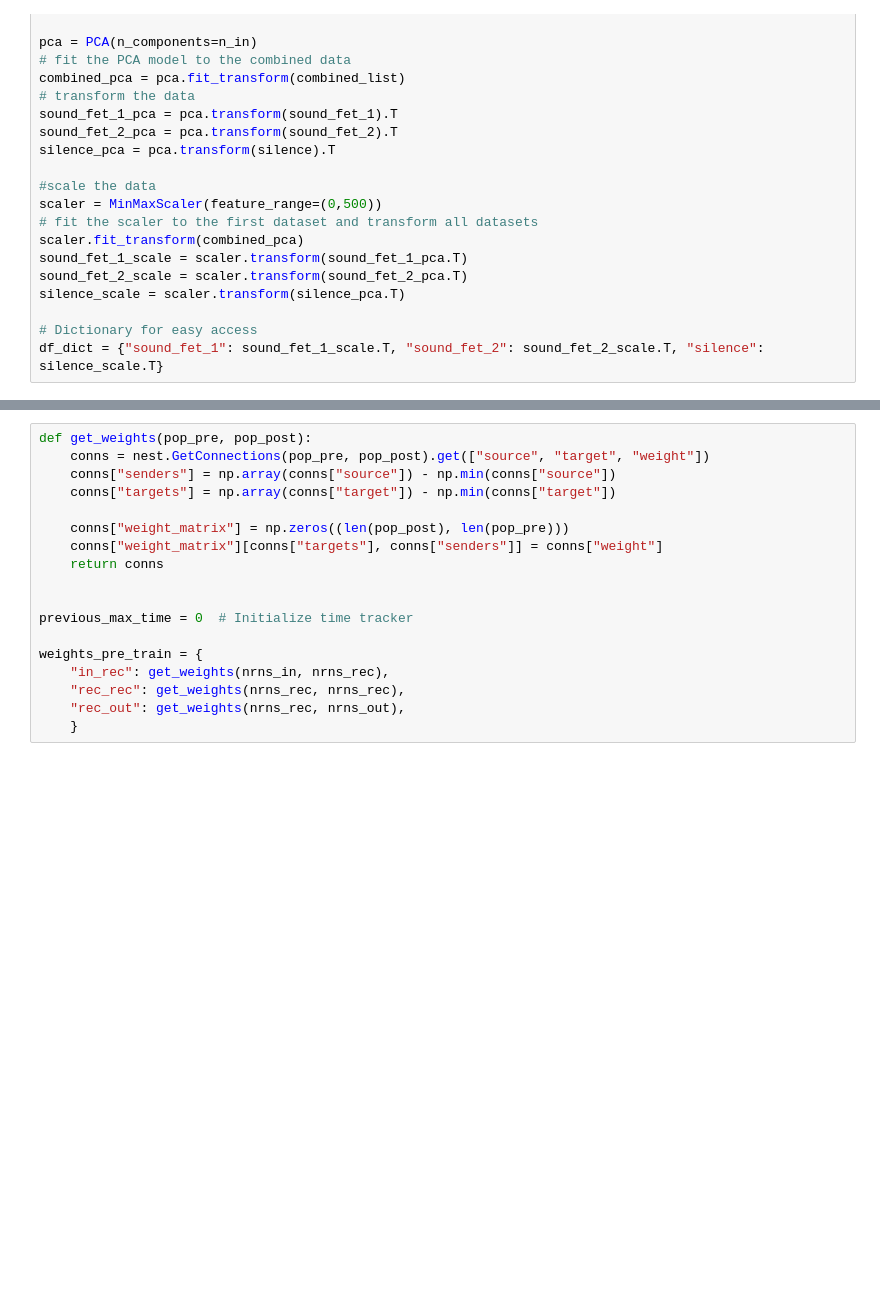
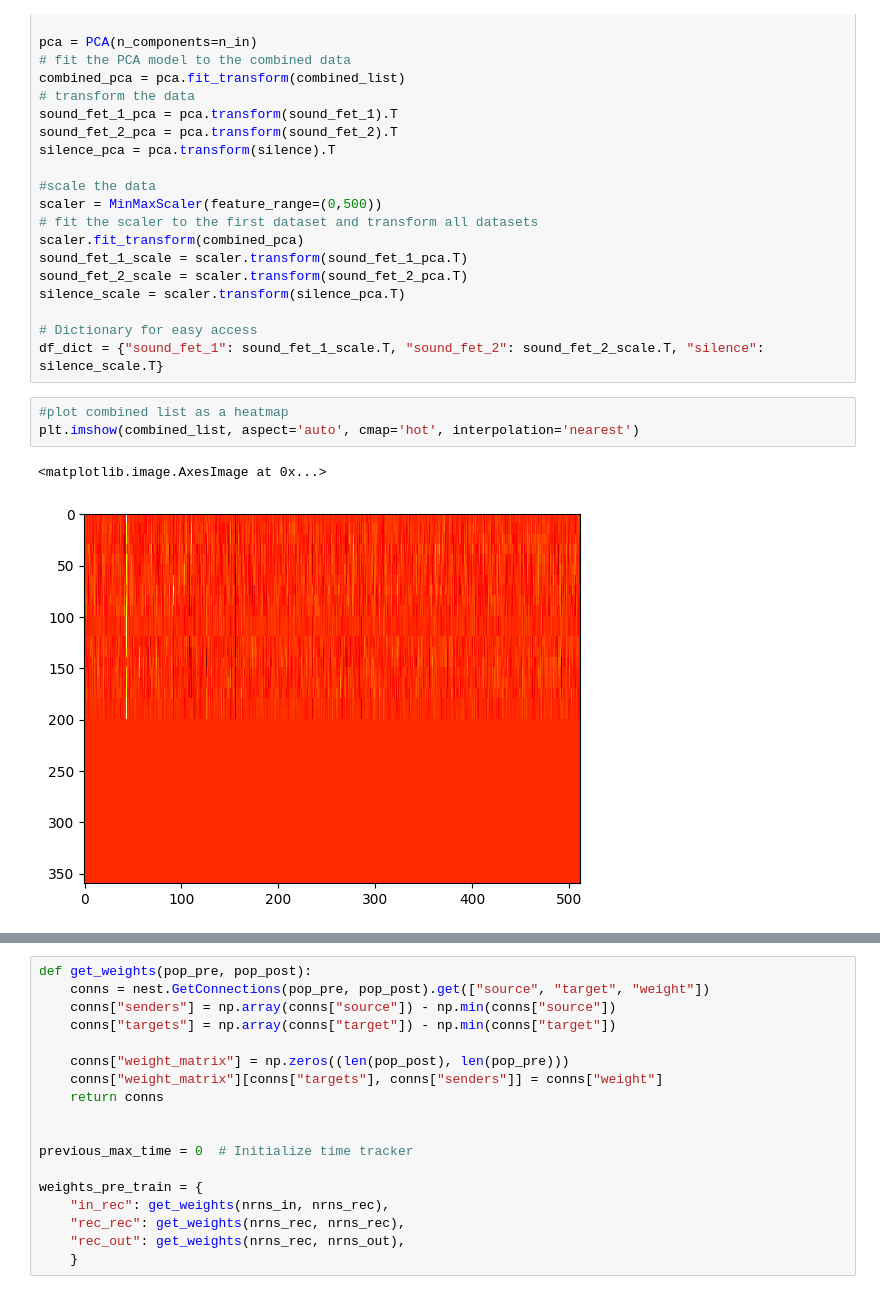
Before and after one commit to Hadlar99/e-prop_master_nmbu, a Jupyter notebook: code_binary/eprop_seq_two_scramble_pca.ipynb, the cells around one changed output, grey strips where cells are left out. Cells and saved outputs as stored; diff of their text form; blank space fills up the shorter version.

```diff
--- a/code_binary/eprop_seq_two_scramble_pca.ipynb
+++ b/code_binary/eprop_seq_two_scramble_pca.ipynb
@@ -434,3 +434,9 @@ silence_scale = scaler.transform(silence_pca.T)
 
 # Dictionary for easy access
 df_dict = {"sound_fet_1": sound_fet_1_scale.T, "sound_fet_2": sound_fet_2_scale.T, "silence": silence_scale.T}
+# %%
+#plot combined list as a heatmap
+plt.imshow(combined_list, aspect='auto', cmap='hot', interpolation='nearest')
+# %% [output]
+<matplotlib.image.AxesImage at 0x...>
+[figure, added]
```
Also changed, not shown: parts of 8 cells of this notebook, 2 other files.
